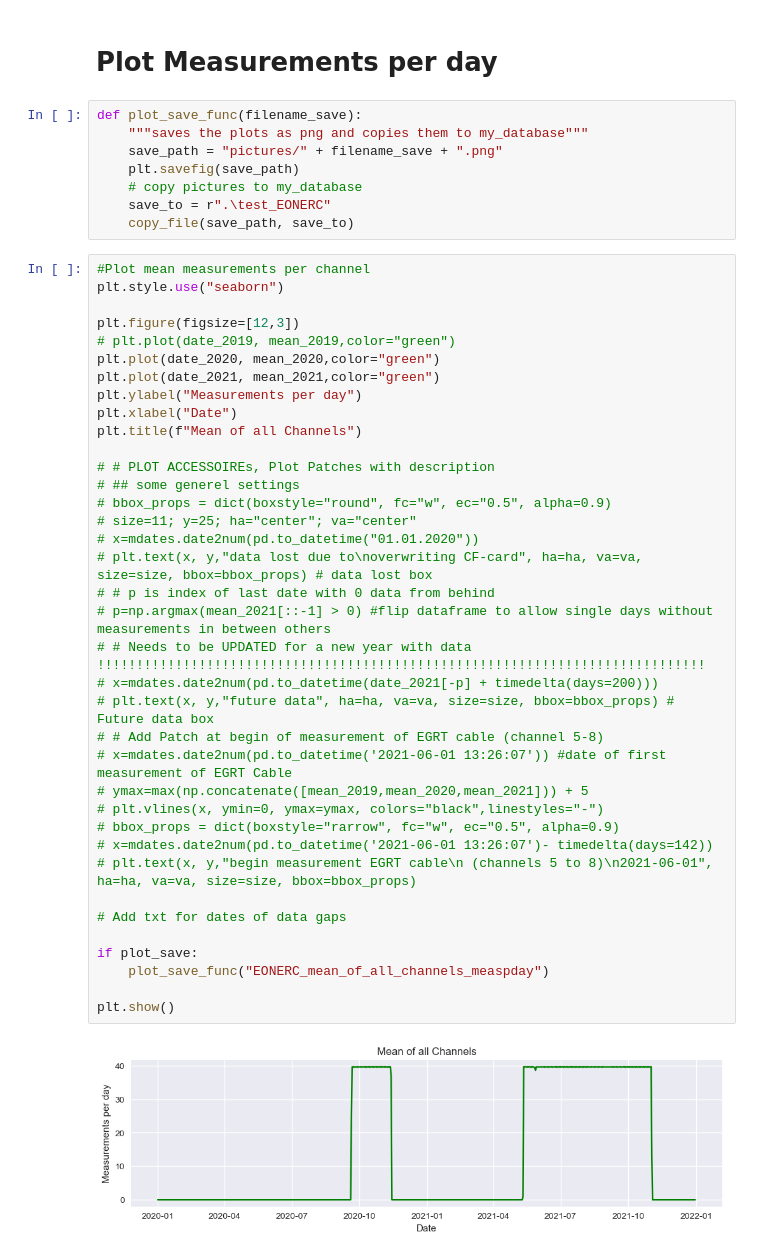
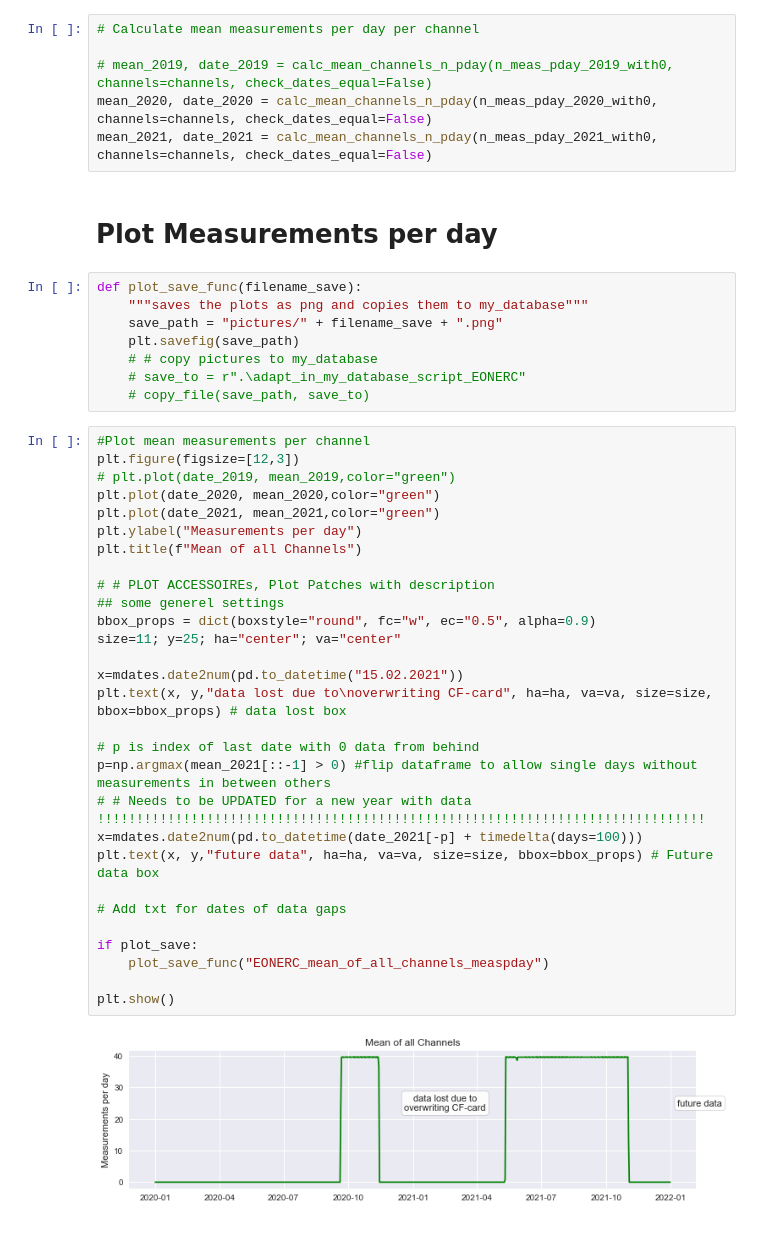
Before and after one commit to mvwick/Scripts_Masterarbeit, a Jupyter notebook: my_database_script_EONERC.ipynb, the cells around one changed output. Saved outputs shown, nothing was run; the diff lists cells and outputs as text.

Commit message:
checkpoint

```diff
--- a/my_database_script_EONERC.ipynb
+++ b/my_database_script_EONERC.ipynb
@@ -184,3 +128,9 @@ mean_2021, date_2021 = calc_mean_channels_n_pday(n_meas_pday_2021_with0)
+# %%
+# Calculate mean measurements per day per channel
+
+# mean_2019, date_2019 = calc_mean_channels_n_pday(n_meas_pday_2019_with0, channels=channels, check_dates_equal=False)
+mean_2020, date_2020 = calc_mean_channels_n_pday(n_meas_pday_2020_with0, channels=channels, check_dates_equal=False)
+mean_2021, date_2021 = calc_mean_channels_n_pday(n_meas_pday_2021_with0, channels=channels, check_dates_equal=False)
 # %% [markdown]
 # Plot Measurements per day
 # %%
@@ -188,47 +138,39 @@ def plot_save_func(filename_save):
     """saves the plots as png and copies them to my_database"""
     save_path = "pictures/" + filename_save + ".png"
     plt.savefig(save_path)
-    # copy pictures to my_database
-    save_to = r".\test_EONERC"
-    copy_file(save_path, save_to)
+    # # copy pictures to my_database
+    # save_to = r".\adapt_in_my_database_script_EONERC"
+    # copy_file(save_path, save_to)
 # %%
 #Plot mean measurements per channel
-plt.style.use("seaborn")
-
 plt.figure(figsize=[12,3])
 # plt.plot(date_2019, mean_2019,color="green")
 plt.plot(date_2020, mean_2020,color="green")
 plt.plot(date_2021, mean_2021,color="green")
 plt.ylabel("Measurements per day")
-plt.xlabel("Date")
 plt.title(f"Mean of all Channels")
 
 # # PLOT ACCESSOIREs, Plot Patches with description
-# ## some generel settings
-# bbox_props = dict(boxstyle="round", fc="w", ec="0.5", alpha=0.9)
-# size=11; y=25; ha="center"; va="center"
-# x=mdates.date2num(pd.to_datetime("01.01.2020"))
-# plt.text(x, y,"data lost due to\noverwriting CF-card", ha=ha, va=va, size=size, bbox=bbox_props) # data lost box
-# # p is index of last date with 0 data from behind
-# p=np.argmax(mean_2021[::-1] > 0) #flip dataframe to allow single days without measurements in between others
+## some generel settings
+bbox_props = dict(boxstyle="round", fc="w", ec="0.5", alpha=0.9)
+size=11; y=25; ha="center"; va="center"
+
+x=mdates.date2num(pd.to_datetime("15.02.2021"))
+plt.text(x, y,"data lost due to\noverwriting CF-card", ha=ha, va=va, size=size, bbox=bbox_props) # data lost box
+
+# p is index of last date with 0 data from behind
+p=np.argmax(mean_2021[::-1] > 0) #flip dataframe to allow single days without measurements in between others
 # # Needs to be UPDATED for a new year with data !!!!!!!!!!!!!!!!!!!!!!!!!!!!!!!!!!!!!!!!!!!!!!!!!!!!!!!!!!!!!!!!!!!!!!!!!!!!!!
-# x=mdates.date2num(pd.to_datetime(date_2021[-p] + timedelta(days=200)))
-# plt.text(x, y,"future data", ha=ha, va=va, size=size, bbox=bbox_props) # Future data box
-# # Add Patch at begin of measurement of EGRT cable (channel 5-8)
-# x=mdates.date2num(pd.to_datetime('2021-06-01 13:26:07')) #date of first measurement of EGRT Cable
-# ymax=max(np.concatenate([mean_2019,mean_2020,mean_2021])) + 5
-# plt.vlines(x, ymin=0, ymax=ymax, colors="black",linestyles="-")
-# bbox_props = dict(boxstyle="rarrow", fc="w", ec="0.5", alpha=0.9)
-# x=mdates.date2num(pd.to_datetime('2021-06-01 13:26:07')- timedelta(days=142))
-# plt.text(x, y,"begin measurement EGRT cable\n (channels 5 to 8)\n2021-06-01", ha=ha, va=va, size=size, bbox=bbox_props)
+x=mdates.date2num(pd.to_datetime(date_2021[-p] + timedelta(days=100)))
+plt.text(x, y,"future data", ha=ha, va=va, size=size, bbox=bbox_props) # Future data box
 
 # Add txt for dates of data gaps
 
 if plot_save:
     plot_save_func("EONERC_mean_of_all_channels_measpday")
 
 plt.show()
 # %% [output]
-[figure, old version]
+[figure, new version]
 # %%
 # Plot each channel seperate
```
Also changed, not shown: parts of 6 cells of this notebook, 5 other files.
